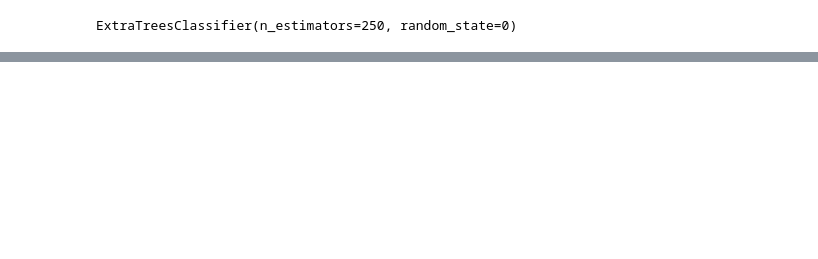
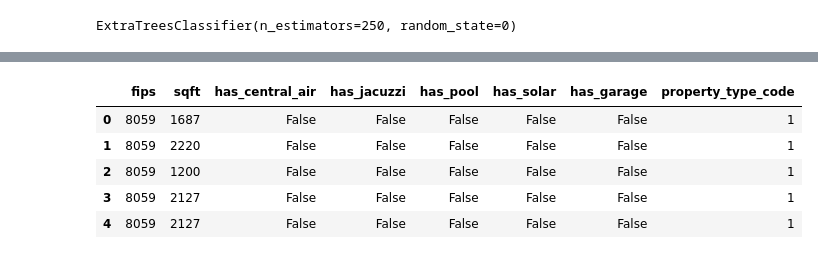
Before and after one commit to luunam/cs297_rex, a Jupyter notebook: notebooks/baseline_model.ipynb, the cells around one changed output, grey strips where cells are left out. Cells and saved outputs as stored; diff of their text form; code cells hidden in the pictures; blank space fills up the shorter version.

Commit message:
add model to predict listing durations

```diff
--- a/notebooks/baseline_model.ipynb
+++ b/notebooks/baseline_model.ipynb
@@ -202,0 +205,2 @@ Test set accuracy: 0.6127773713728359
+# %%
+df['listing_duration'] = df['sale_date'] - df['list_date']
@@ -202,0 +223,6 @@ Test set accuracy: 0.6127773713728359
+# %%
+X = df.drop(columns=['property_id', 'zipcode', 'latitude', 'longitude', 'list_date', 'sale_date', 'current_status'])
+X['property_type_code'] = X['property_type'].map(mapping)
+X = X.drop(columns=['property_type'])
+
+X.info()
@@ -202,0 +246,12 @@ Test set accuracy: 0.6127773713728359
+# %%
+y = X['listing_duration'].dt.days.astype('int16')
+X = X.drop(columns=['listing_duration'])
+# %%
+X.head()
+# %% [output]
+|  | fips | sqft | has_central_air | has_jacuzzi | has_pool | has_solar | has_garage | property_type_code |
+| 0 | 8059 | 1687 | False | False | False | False | False | 1 |
+| 1 | 8059 | 2220 | False | False | False | False | False | 1 |
+| 2 | 8059 | 1200 | False | False | False | False | False | 1 |
+| 3 | 8059 | 2127 | False | False | False | False | False | 1 |
+| 4 | 8059 | 2127 | False | False | False | False | False | 1 |
```
Also changed, not shown: parts of 10 cells of this notebook.
